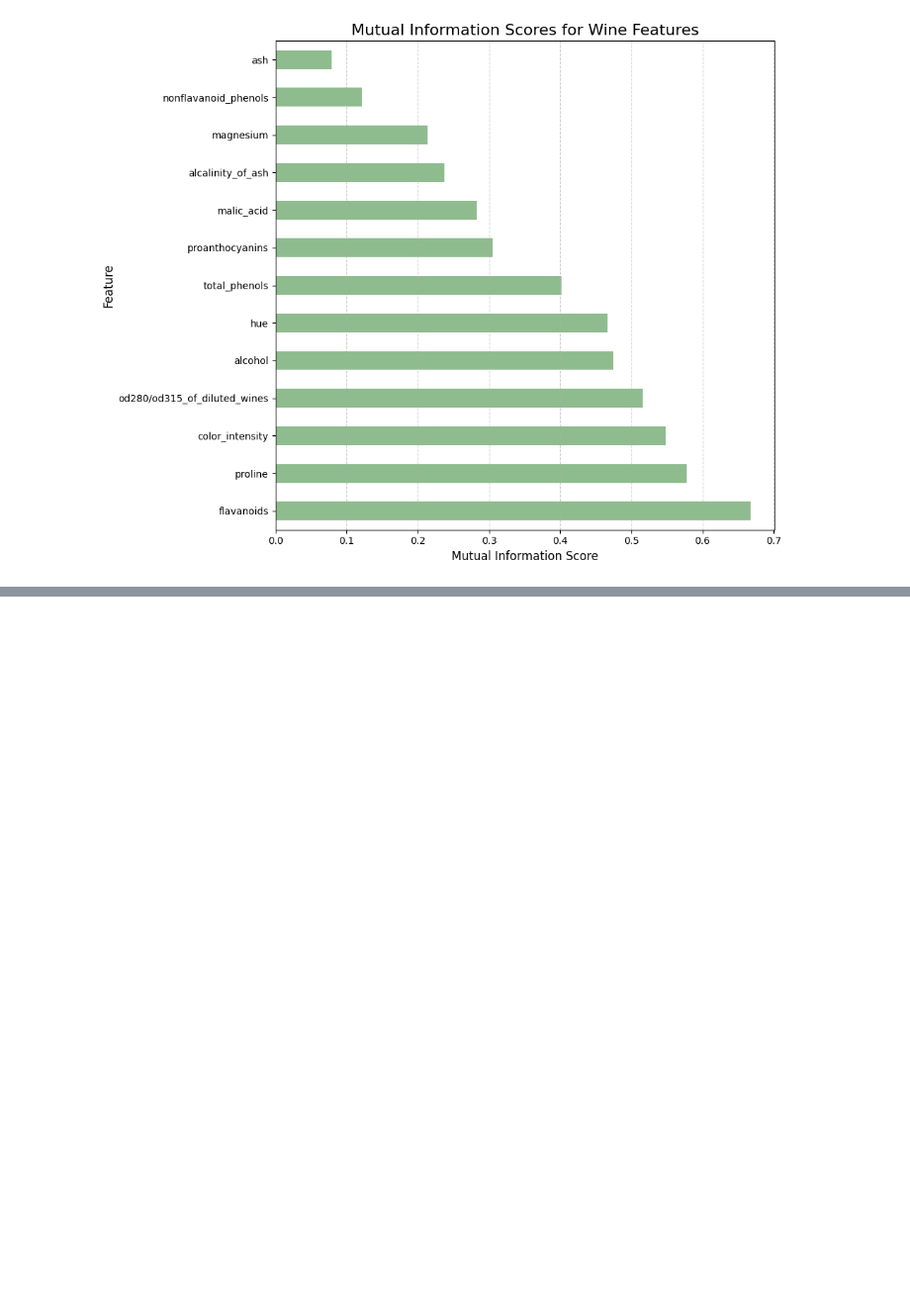
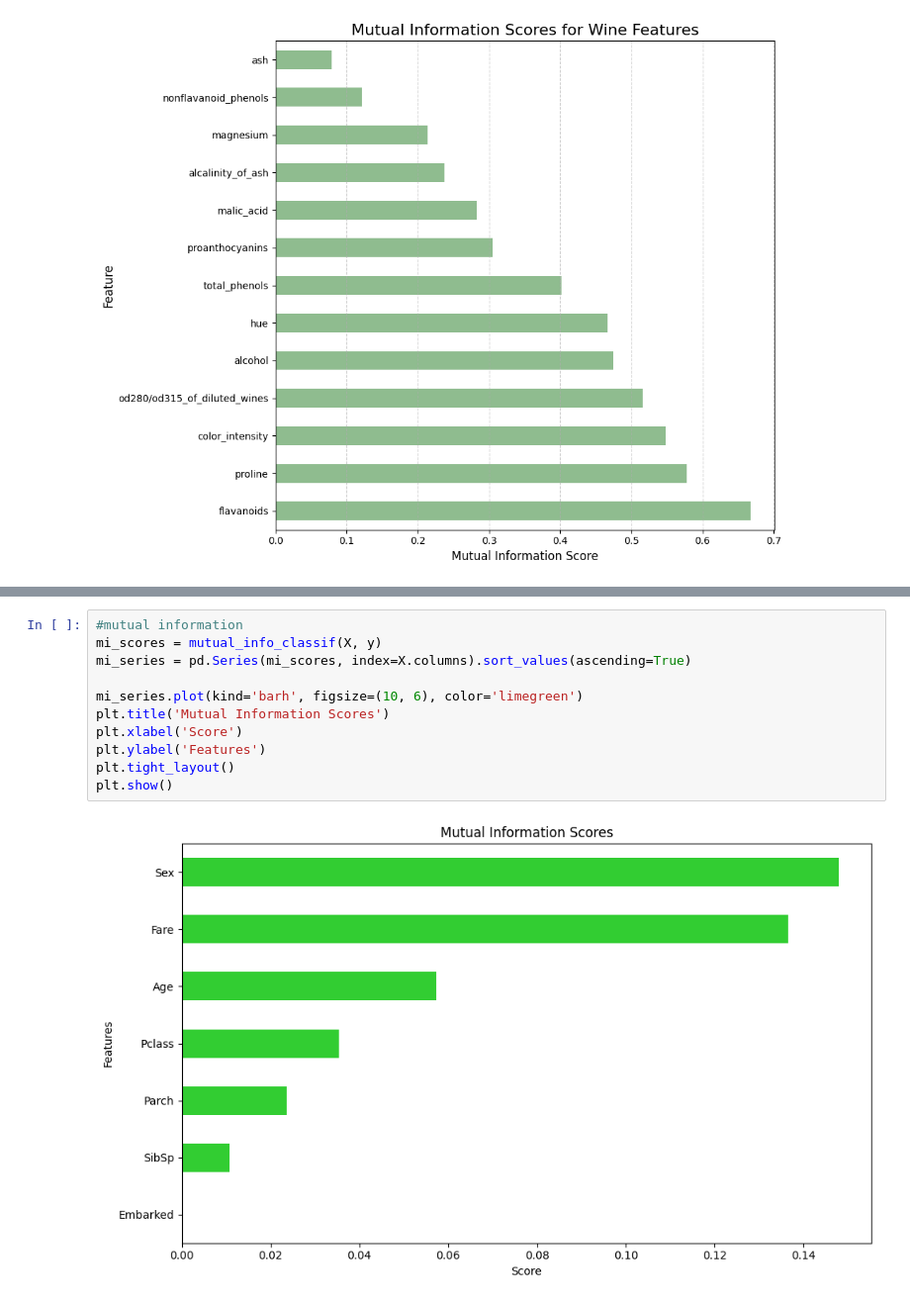
Before and after one commit to V4T5AV/ML, a Jupyter notebook: ML.ipynb, the cells around one changed output, grey strips where cells are left out. Shown at 99% size. Drawn from its saved outputs; the diff is of its cells as text; blank space fills up the shorter version.

```diff
--- a/ML.ipynb
+++ b/ML.ipynb
@@ -623,0 +736,13 @@ dtype: float64
+# %%
+#mutual information
+mi_scores = mutual_info_classif(X, y)
+mi_series = pd.Series(mi_scores, index=X.columns).sort_values(ascending=True)
+
+mi_series.plot(kind='barh', figsize=(10, 6), color='limegreen')
+plt.title('Mutual Information Scores')
+plt.xlabel('Score')
+plt.ylabel('Features')
+plt.tight_layout()
+plt.show()
+# %% [output]
+[figure, added]
```
Also changed, not shown: parts of 12 cells of this notebook.
